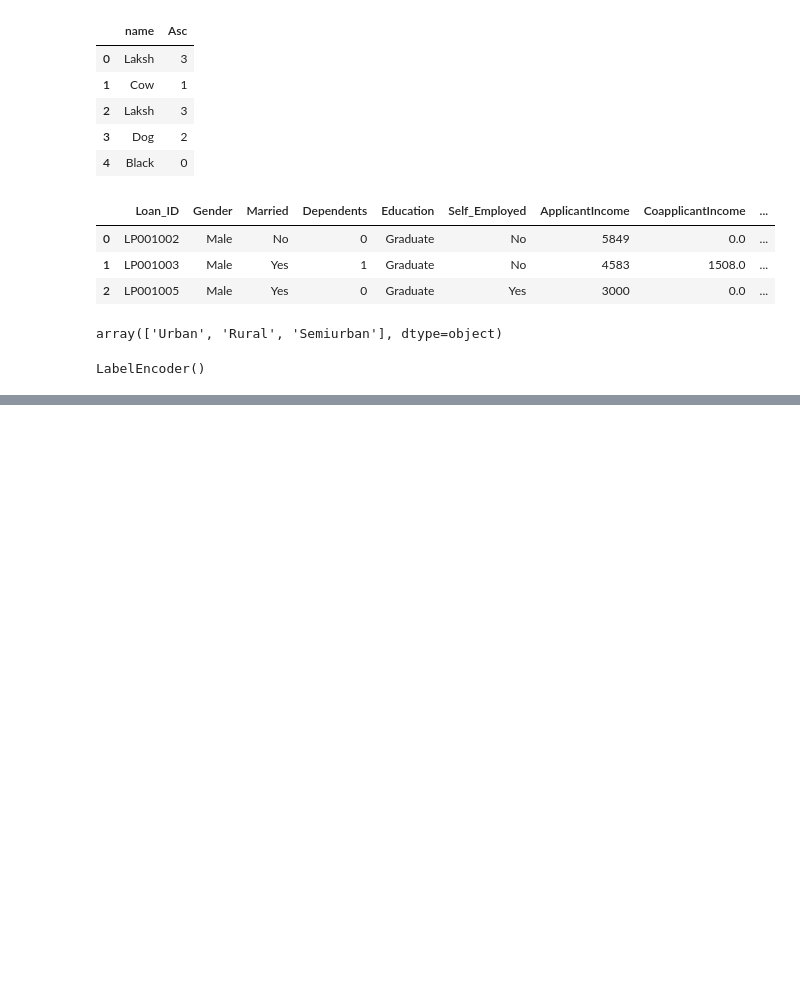
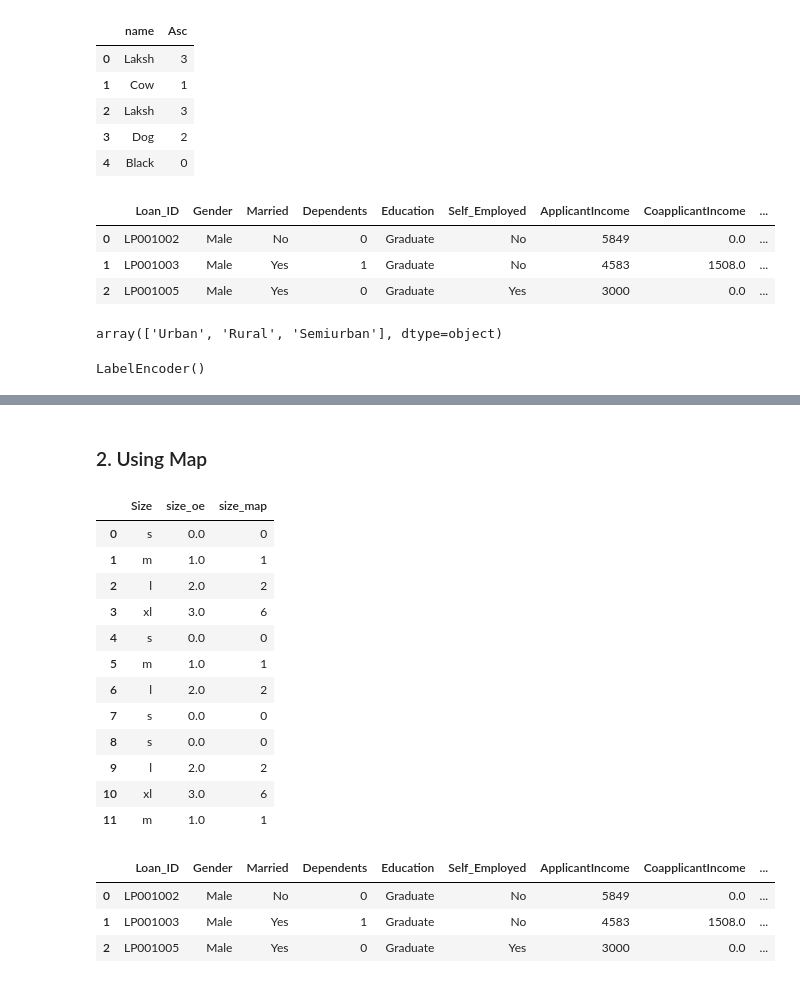
Before and after one commit to lukhi-laksh/Machine-Learning, a Jupyter notebook: Data Preprocessing/preprocessing.ipynb, the cells around one changed output, grey strips where cells are left out. Cells and saved outputs as stored; diff of their text form; code cells hidden in the pictures; blank space fills up the shorter version.

```diff
--- a/Data Preprocessing/preprocessing.ipynb
+++ b/Data Preprocessing/preprocessing.ipynb
@@ -415,0 +443,5 @@ label_test['Property_Area'] = le.transform(label_test['Property_Area'])
+# %%
+# first we just make simple dataset for better understanding then we just apply on real or large dataset
+
+df = pd.DataFrame({"Size":['s', 'm','l', 'xl', 's', 'm', 'l', 's', 's', 'l', 'xl', 'm']})
+df.head(3)
@@ -415,0 +453,2 @@ label_test['Property_Area'] = le.transform(label_test['Property_Area'])
+# %%
+ord_data = [['s', 'm', 'l', 'xl']]
@@ -415,0 +457,3 @@ label_test['Property_Area'] = le.transform(label_test['Property_Area'])
+# %%
+oe = OrdinalEncoder(categories = ord_data)
+oe.fit(df[["Size"]])
@@ -415,0 +462,2 @@ label_test['Property_Area'] = le.transform(label_test['Property_Area'])
+# %%
+df["size_oe"] = oe.transform(df[['Size']])
@@ -415,0 +473,29 @@ label_test['Property_Area'] = le.transform(label_test['Property_Area'])
+# %% [markdown]
+### 2. Using Map
+# %%
+ord_data1 = {"s": 0, "m":1, "l":2, "xl":6}
+df['size_map'] = df['Size'].map(ord_data1)
+df
+# %% [output]
+|  | Size | size_oe | size_map |
+| 0 | s | 0.0 | 0 |
+| 1 | m | 1.0 | 1 |
+| 2 | l | 2.0 | 2 |
+| 3 | xl | 3.0 | 6 |
+| 4 | s | 0.0 | 0 |
+| 5 | m | 1.0 | 1 |
+| 6 | l | 2.0 | 2 |
+| 7 | s | 0.0 | 0 |
+| 8 | s | 0.0 | 0 |
+| 9 | l | 2.0 | 2 |
+| 10 | xl | 3.0 | 6 |
+| 11 | m | 1.0 | 1 |
+# %%
+# now we do Ordinal encoding with large dataset
+df = pd.read_csv('../Dataset/loan.csv')
+df.head(3)
+# %% [output]
+|  | Loan_ID | Gender | Married | Dependents | Education | Self_Employed | ApplicantIncome | CoapplicantIncome | ... |
+| 0 | LP001002 | Male | No | 0 | Graduate | No | 5849 | 0.0 | ... |
+| 1 | LP001003 | Male | Yes | 1 | Graduate | No | 4583 | 1508.0 | ... |
+| 2 | LP001005 | Male | Yes | 0 | Graduate | Yes | 3000 | 0.0 | ... |
```
Also changed, not shown: parts of 16 cells of this notebook.
